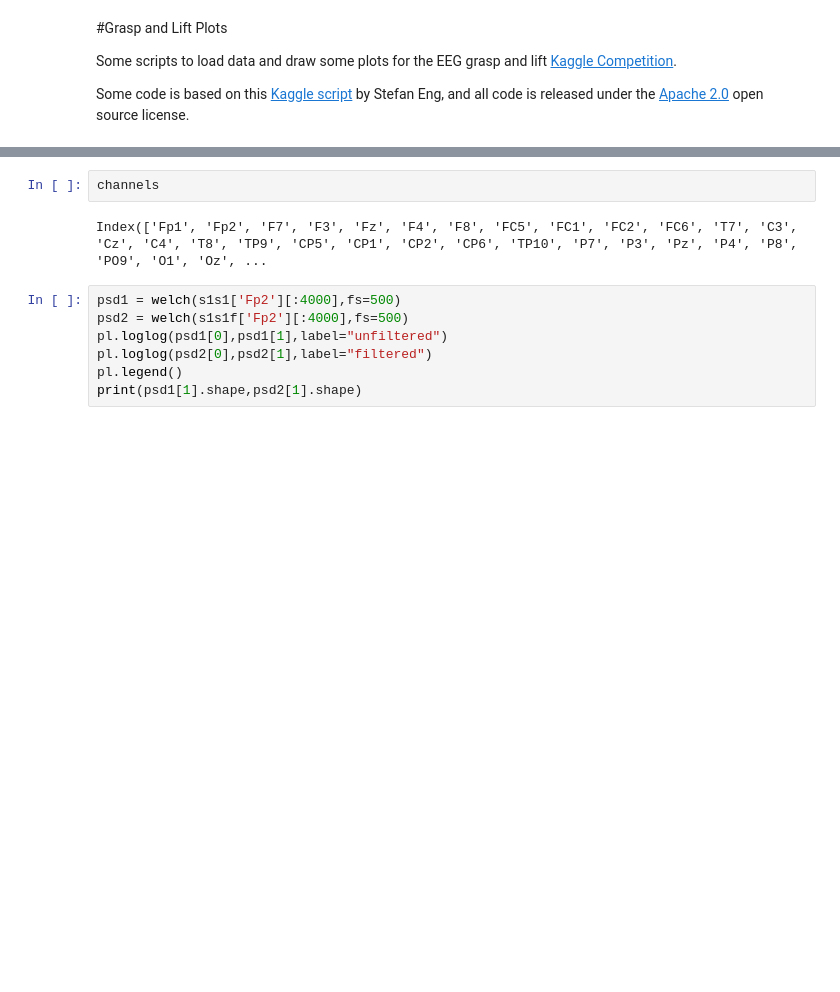
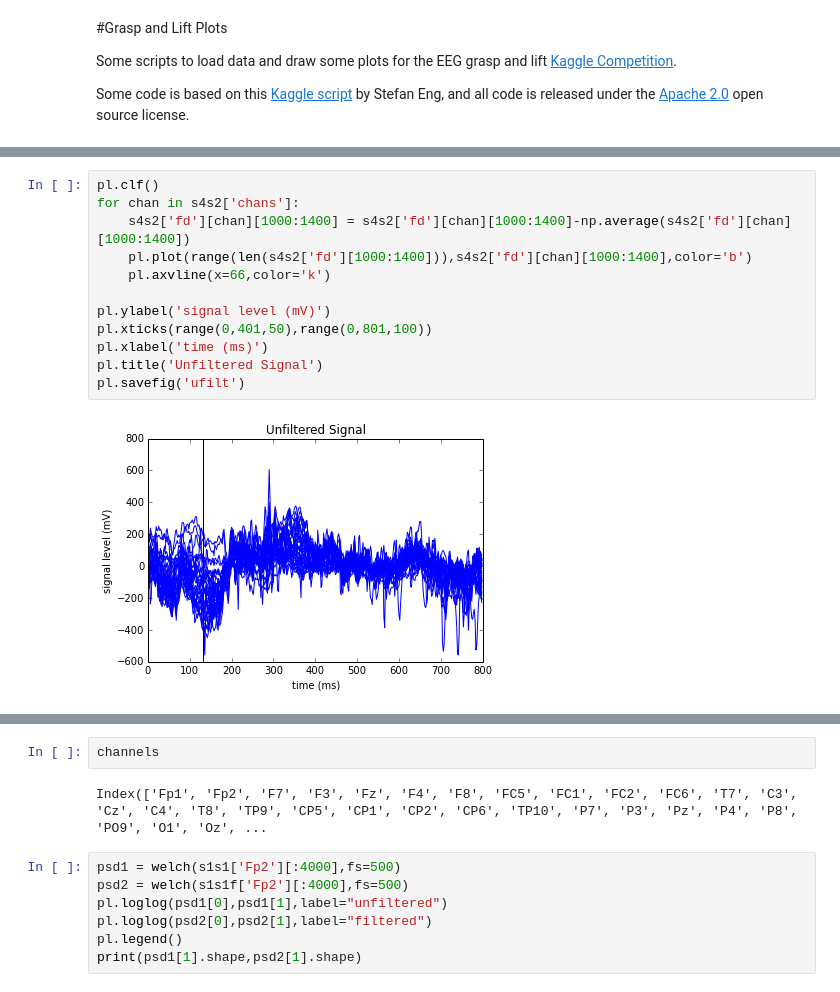
Before and after one commit to davidoj/eeg-lift-grasp, a Jupyter notebook: Plots.ipynb, the cells around one changed output, grey strips where cells are left out. Drawn from its saved outputs; the diff is of its cells as text; blank space fills up the shorter version.

```diff
--- a/Plots.ipynb
+++ b/Plots.ipynb
@@ -86,0 +163,14 @@ plotChans(s1s1f[4000:7500],ylim=[-500,500])
+# %%
+pl.clf()
+for chan in s4s2['chans']:
+    s4s2['fd'][chan][1000:1400] = s4s2['fd'][chan][1000:1400]-np.average(s4s2['fd'][chan][1000:1400])
+    pl.plot(range(len(s4s2['fd'][1000:1400])),s4s2['fd'][chan][1000:1400],color='b')
+    pl.axvline(x=66,color='k')
+
+pl.ylabel('signal level (mV)')
+pl.xticks(range(0,401,50),range(0,801,100))
+pl.xlabel('time (ms)')
+pl.title('Unfiltered Signal')
+pl.savefig('ufilt')
+# %% [output]
+[figure, added]
```
Also changed, not shown: parts of 12 cells of this notebook, 4 other files.
